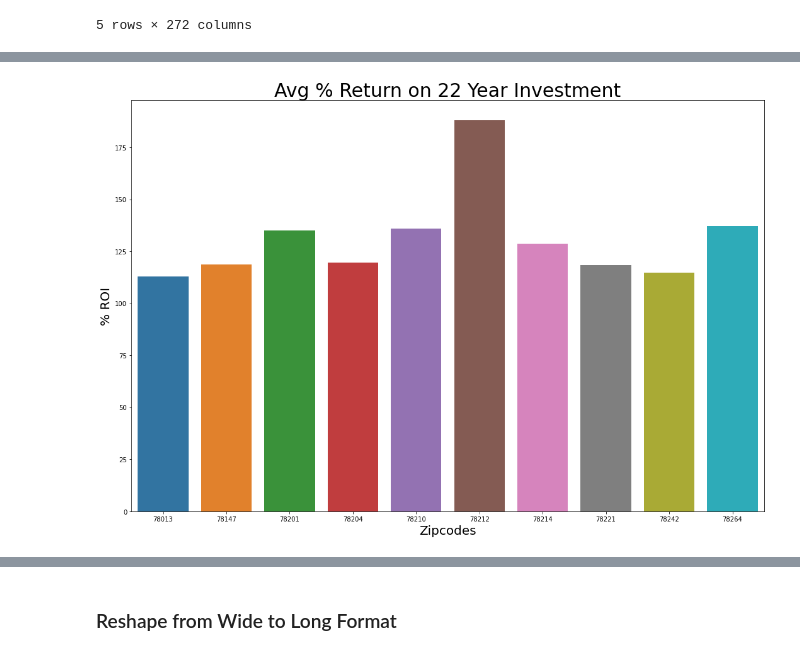
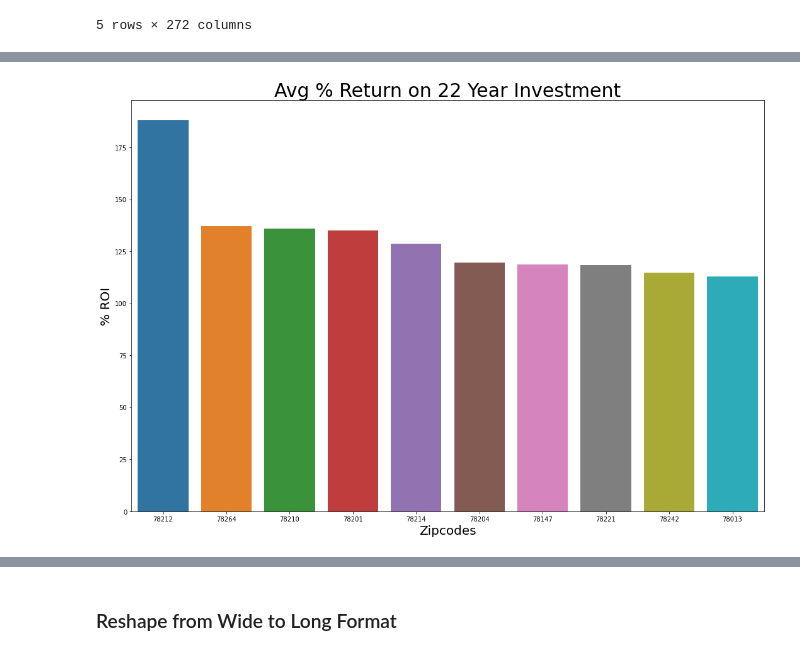
Before and after one commit to meljoy1099/housing-price-forecast-time-series-modeling, a Jupyter notebook: notebook.ipynb, the cells around one changed output, grey strips where cells are left out. Drawn from its saved outputs; the diff is of its cells as text; code cells hidden in the pictures.

```diff
--- a/notebook.ipynb
+++ b/notebook.ipynb
@@ -137,15 +137,13 @@ roi_df.head()
 5 rows × 272 columns
 # %%
 # Calculate 5 year ROI and keep top 10
-roi_df['roi_5year'] = ((roi_df['2018-04'] - roi_df['2013-04'])/(roi_df['2013-04'])*100)
-sa_5_year_roi = roi_df.sort_values('roi_5year',ascending=False).head(10)
+roi_df['roi_5_year'] = ((roi_df['2018-04'] - roi_df['2013-04'])/(roi_df['2013-04'])*100)
+sa_5_year_roi = roi_df.sort_values('roi_5_year',ascending=False).head(10)
 sa_5_year_roi['RegionName'] = sa_5_year_roi['RegionName'].astype(str)
 
 #Plot
 fig,ax=plt.subplots(figsize=(18,12))
-
-
-ax.bar(x= sa_5_year_roi['RegionName'], height=sa_5_year_roi['roi_5year'], color='tab:blue')
+sns.barplot('RegionName', 'roi_5_year', data = sa_5_year_roi)
 
 ax.set_ylabel('% ROI',fontsize='20')
 ax.set_xlabel('Zipcodes',fontsize='20')
@@ -155,18 +153,18 @@ ax.set_title('Avg % Return on 5 Year Investment',fontsize='30');
 # %%
 # Calculate 22 year ROI and keep top 10
 roi_df['roi_22year'] = ((roi_df['2018-04'] - roi_df['1996-04'])/(roi_df['1996-04'])*100)
 sa_22_year_roi = roi_df.sort_values('roi_22year',ascending=False).head(10)
+sa_22_year_roi['RegionName'] = sa_22_year_roi['RegionName'].astype(str)
 
 #Plot
 fig,ax=plt.subplots(figsize=(18,12))
-x_labels = [str(x) for x in sa_22_year_roi['RegionName']]
-sns.barplot(x= sa_22_year_roi['RegionName'], y=sa_22_year_roi['roi_22year'])
+sns.barplot('RegionName', 'roi_22year', data = sa_22_year_roi)
 
 ax.set_ylabel('% ROI',fontsize='20')
 ax.set_xlabel('Zipcodes',fontsize='20')
 ax.set_title('Avg % Return on 22 Year Investment',fontsize='30');
 # %% [output]
-[figure, old version]
+[figure, new version]
 # %%
 sa_22_year_roi
 # %% [output]
```
Also changed, not shown: parts of 46 cells of this notebook.
